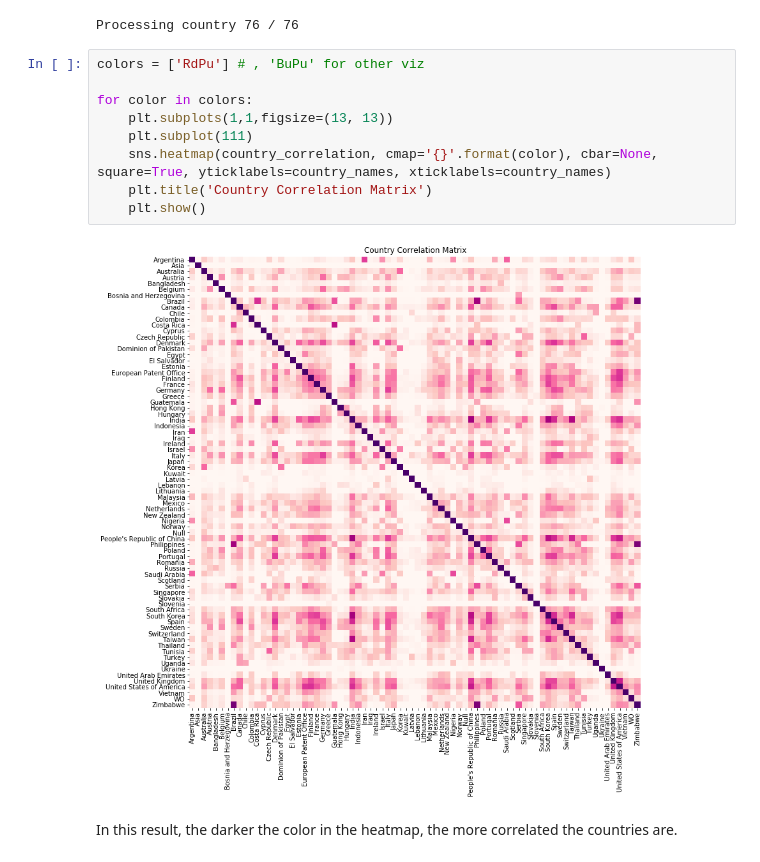
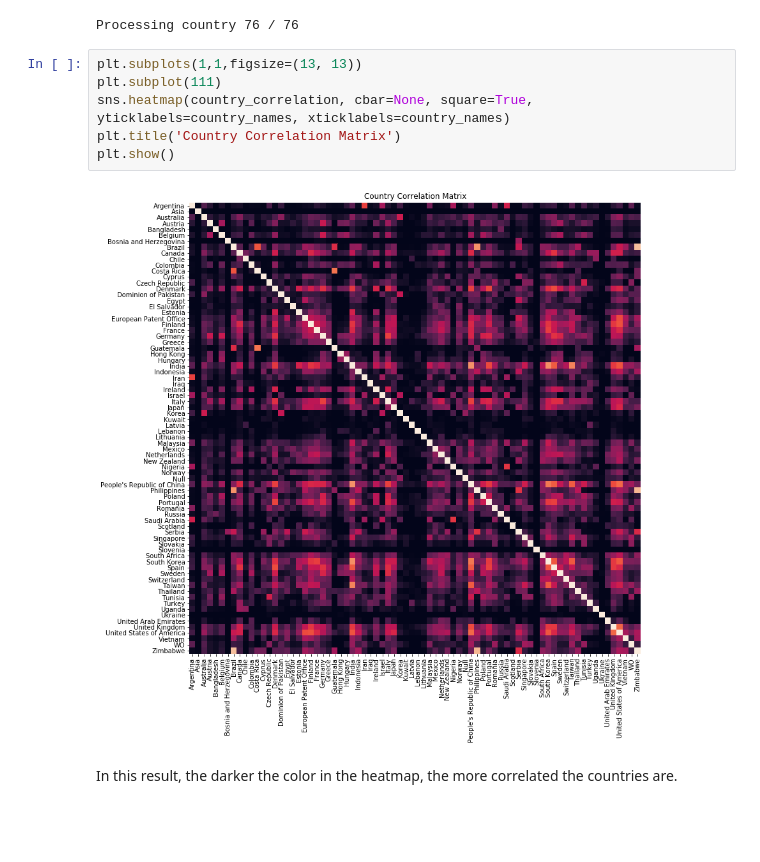
Before and after one commit to duarteocarmo/technological_capabilities, a Jupyter notebook: notebooks/Capability Correlations.ipynb, the cells around one changed output. Drawn from its saved outputs; the diff is of its cells as text; blank space fills up the shorter version.

```diff
--- a/notebooks/Capability Correlations.ipynb
+++ b/notebooks/Capability Correlations.ipynb
@@ -390,16 +392,13 @@ np.save('Data/country_names.npy', country_names)
 # %% [output]
 Processing country 76 / 76
 # %%
-colors = ['RdPu'] # , 'BuPu' for other viz
-
-for color in colors:
-    plt.subplots(1,1,figsize=(13, 13))
-    plt.subplot(111)
-    sns.heatmap(country_correlation, cmap='{}'.format(color), cbar=None, square=True, yticklabels=country_names, xticklabels=country_names)
-    plt.title('Country Correlation Matrix')
-    plt.show()
+plt.subplots(1,1,figsize=(13, 13))
+plt.subplot(111)
+sns.heatmap(country_correlation, cbar=None, square=True, yticklabels=country_names, xticklabels=country_names)
+plt.title('Country Correlation Matrix')
+plt.show()
 # %% [output]
-[figure, old version]
+[figure, new version]
 # %% [markdown]
 In this result, the darker the color in the heatmap, the more correlated the countries are.
 # %% [markdown]
```
Also changed, not shown: parts of 8 cells of this notebook.
